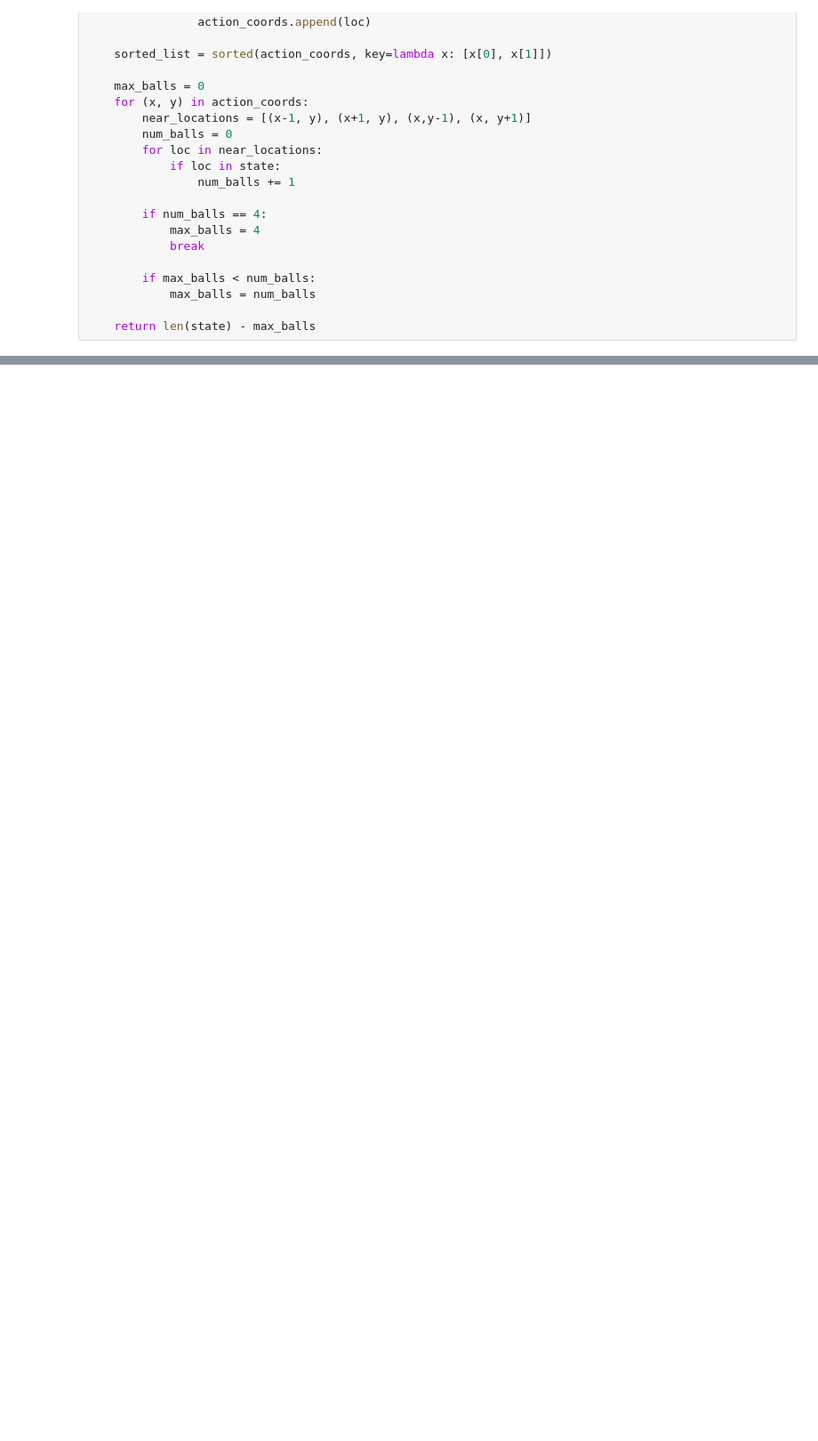
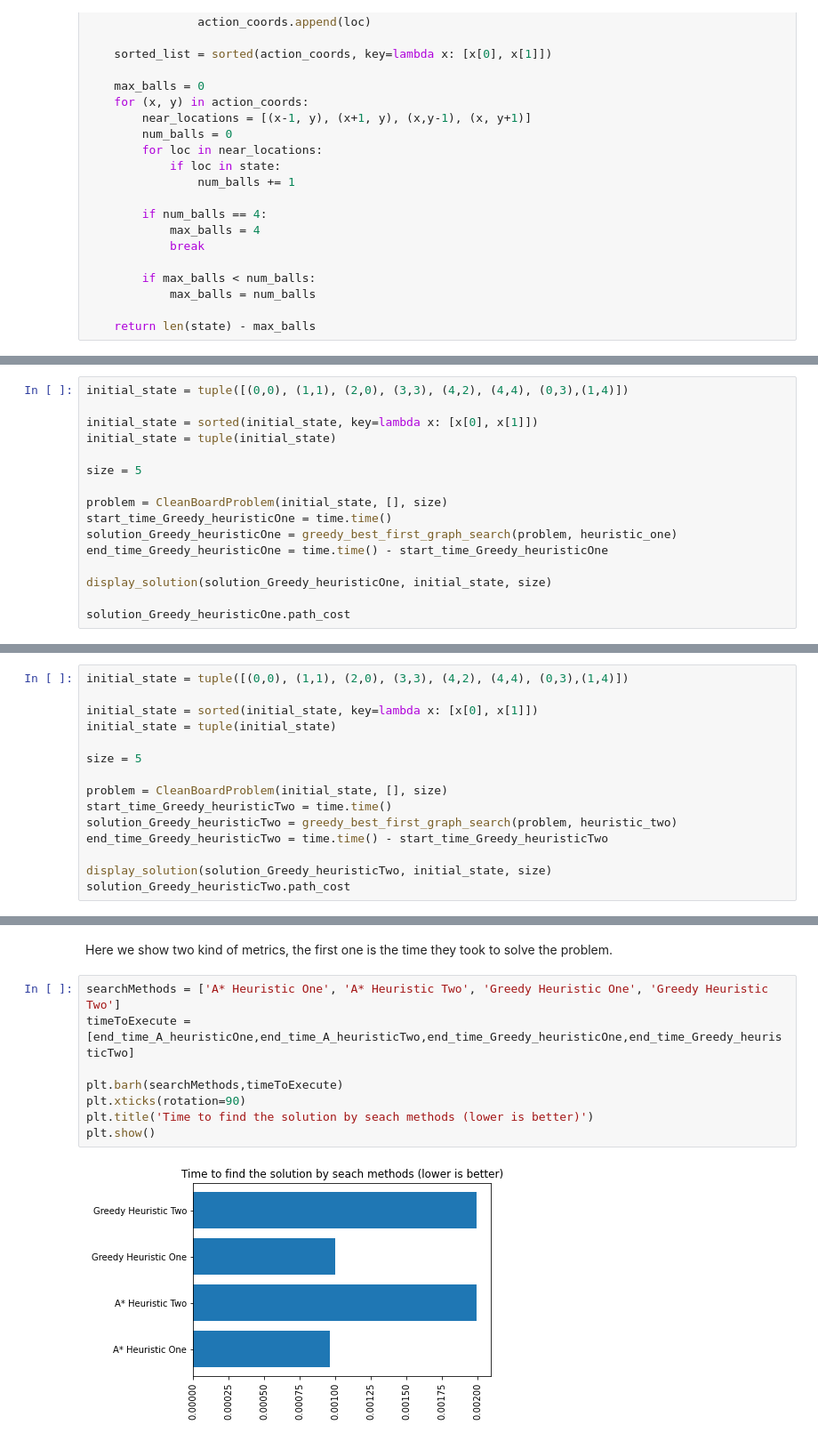
Before and after one commit to maumruiz/Problem-Solving-Agents, a Jupyter notebook: Assignment04.ipynb, the cells around one changed output, grey strips where cells are left out. Shown at 89% size. Cells and saved outputs as stored; diff of their text form; blank space fills up the shorter version.

Commit message:
Metrics and easy, medium and hard problems test

```diff
--- a/Assignment04.ipynb
+++ b/Assignment04.ipynb
@@ -226,0 +424,16 @@ def heuristic_two(node):
+# %%
+initial_state = tuple([(0,0), (1,1), (2,0), (3,3), (4,2), (4,4), (0,3),(1,4)])
+
+initial_state = sorted(initial_state, key=lambda x: [x[0], x[1]])
+initial_state = tuple(initial_state)
+
+size = 5
+
+problem = CleanBoardProblem(initial_state, [], size)
+start_time_Greedy_heuristicOne = time.time()
+solution_Greedy_heuristicOne = greedy_best_first_graph_search(problem, heuristic_one)
+end_time_Greedy_heuristicOne = time.time() - start_time_Greedy_heuristicOne
+
+display_solution(solution_Greedy_heuristicOne, initial_state, size)
+
+solution_Greedy_heuristicOne.path_cost
@@ -226,0 +474,15 @@ def heuristic_two(node):
+# %%
+initial_state = tuple([(0,0), (1,1), (2,0), (3,3), (4,2), (4,4), (0,3),(1,4)])
+
+initial_state = sorted(initial_state, key=lambda x: [x[0], x[1]])
+initial_state = tuple(initial_state)
+
+size = 5
+
+problem = CleanBoardProblem(initial_state, [], size)
+start_time_Greedy_heuristicTwo = time.time()
+solution_Greedy_heuristicTwo = greedy_best_first_graph_search(problem, heuristic_two)
+end_time_Greedy_heuristicTwo = time.time() - start_time_Greedy_heuristicTwo
+
+display_solution(solution_Greedy_heuristicTwo, initial_state, size)
+solution_Greedy_heuristicTwo.path_cost
@@ -226,0 +523,12 @@ def heuristic_two(node):
+# %% [markdown]
+Here we show two kind of metrics, the first one is the time they took to solve the problem.
+# %%
+searchMethods = ['A* Heuristic One', 'A* Heuristic Two', 'Greedy Heuristic One', 'Greedy Heuristic Two']
+timeToExecute = [end_time_A_heuristicOne,end_time_A_heuristicTwo,end_time_Greedy_heuristicOne,end_time_Greedy_heuristicTwo]
+
+plt.barh(searchMethods,timeToExecute)
+plt.xticks(rotation=90)
+plt.title('Time to find the solution by seach methods (lower is better)')
+plt.show()
+# %% [output]
+[figure, added]
```
Also changed, not shown: parts of 52 cells of this notebook.
